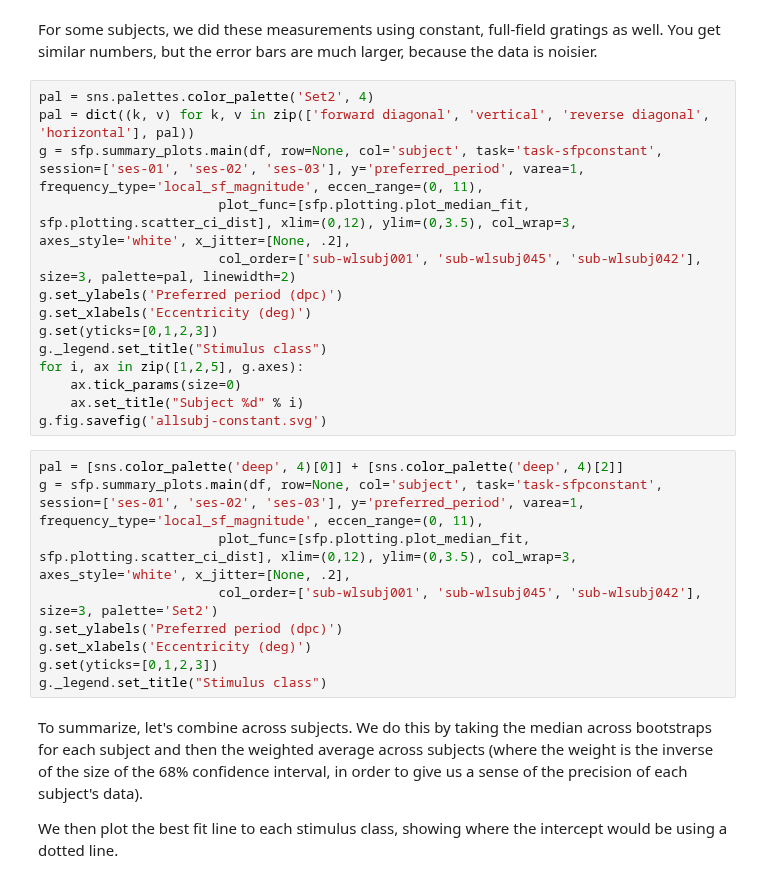
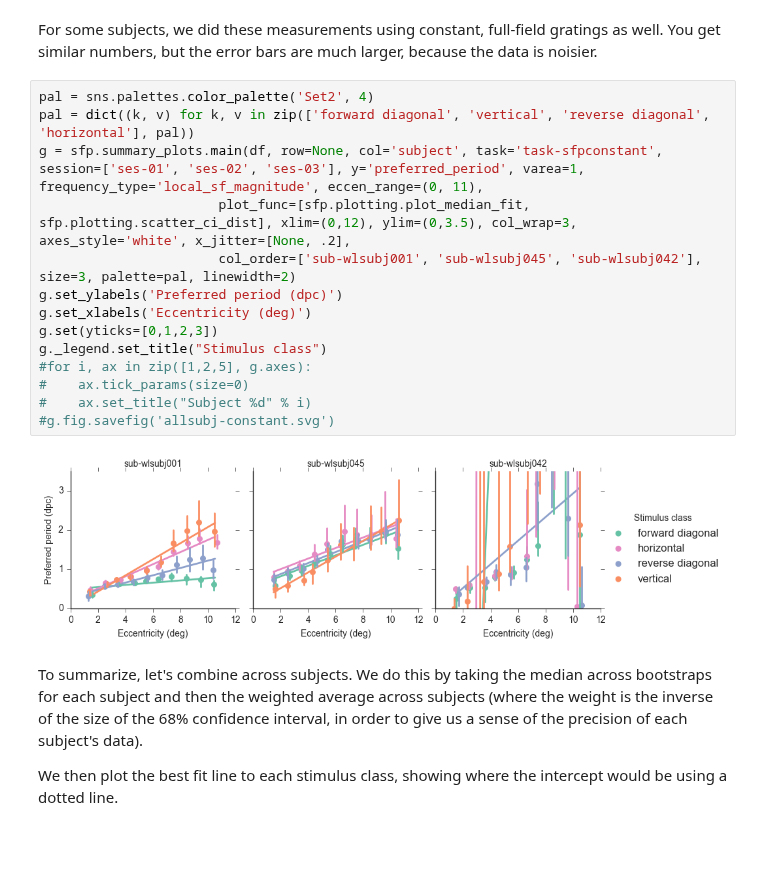
Before and after one commit to billbrod/spatial-frequency-preferences, a Jupyter notebook: notebooks/04-MRI-first-level.ipynb, the cells around one changed output. Drawn from its saved outputs; the diff is of its cells as text; blank space fills up the shorter version.

```diff
--- a/notebooks/04-MRI-first-level.ipynb
+++ b/notebooks/04-MRI-first-level.ipynb
@@ -159,26 +163,19 @@ For some subjects, we did these measurements using constant, full-field gratings
 # %%
 pal = sns.palettes.color_palette('Set2', 4)
 pal = dict((k, v) for k, v in zip(['forward diagonal', 'vertical', 'reverse diagonal', 'horizontal'], pal))
 g = sfp.summary_plots.main(df, row=None, col='subject', task='task-sfpconstant', session=['ses-01', 'ses-02', 'ses-03'], y='preferred_period', varea=1, frequency_type='local_sf_magnitude', eccen_range=(0, 11),
                        plot_func=[sfp.plotting.plot_median_fit, sfp.plotting.scatter_ci_dist], xlim=(0,12), ylim=(0,3.5), col_wrap=3, axes_style='white', x_jitter=[None, .2],
                        col_order=['sub-wlsubj001', 'sub-wlsubj045', 'sub-wlsubj042'], size=3, palette=pal, linewidth=2)
 g.set_ylabels('Preferred period (dpc)')
 g.set_xlabels('Eccentricity (deg)')
 g.set(yticks=[0,1,2,3])
 g._legend.set_title("Stimulus class")
-for i, ax in zip([1,2,5], g.axes):
-    ax.tick_params(size=0)
-    ax.set_title("Subject %d" % i)
-g.fig.savefig('allsubj-constant.svg')
+#for i, ax in zip([1,2,5], g.axes):
+#    ax.tick_params(size=0)
+#    ax.set_title("Subject %d" % i)
+#g.fig.savefig('allsubj-constant.svg')
+# %% [output]
+[figure, added]
-# %%
-pal = [sns.color_palette('deep', 4)[0]] + [sns.color_palette('deep', 4)[2]]
-g = sfp.summary_plots.main(df, row=None, col='subject', task='task-sfpconstant', session=['ses-01', 'ses-02', 'ses-03'], y='preferred_period', varea=1, frequency_type='local_sf_magnitude', eccen_range=(0, 11),
-                       plot_func=[sfp.plotting.plot_median_fit, sfp.plotting.scatter_ci_dist], xlim=(0,12), ylim=(0,3.5), col_wrap=3, axes_style='white', x_jitter=[None, .2],
-                       col_order=['sub-wlsubj001', 'sub-wlsubj045', 'sub-wlsubj042'], size=3, palette='Set2')
-g.set_ylabels('Preferred period (dpc)')
-g.set_xlabels('Eccentricity (deg)')
-g.set(yticks=[0,1,2,3])
-g._legend.set_title("Stimulus class")
 # %% [markdown]
 To summarize, let's combine across subjects. We do this by taking the median across bootstraps for each subject and then the weighted average across subjects (where the weight is the inverse of the size of the 68% confidence interval, in order to give us a sense of the precision of each subject's data).
 
```
Also changed, not shown: parts of 3 cells of this notebook, 1 other file.
